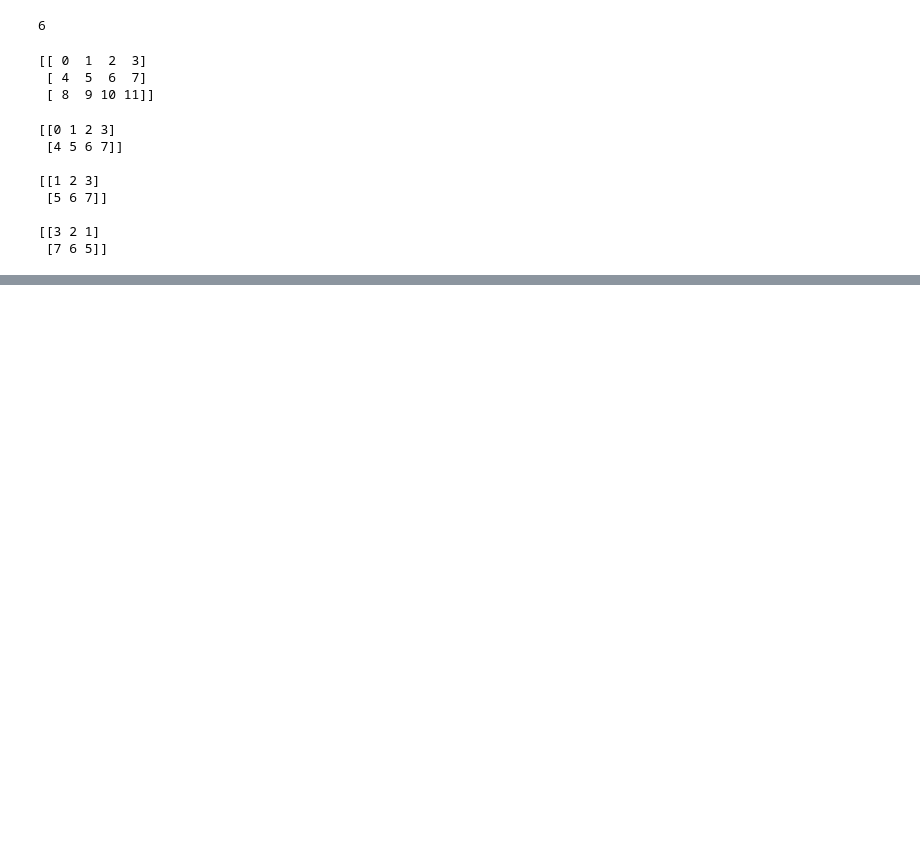
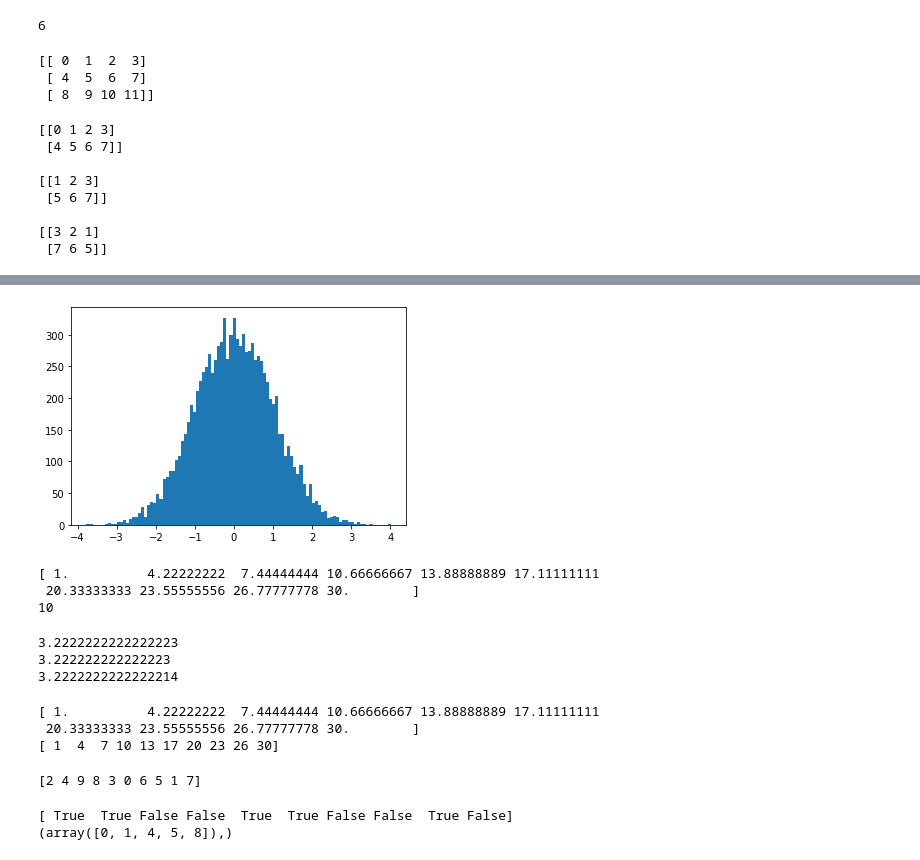
Before and after one commit to Pepcoders/Data-Science-APRIL, a Jupyter notebook: 22-04-16-Numpy/Code.ipynb, the cells around one changed output, grey strips where cells are left out. Cells and saved outputs as stored; diff of their text form; code cells hidden in the pictures; blank space fills up the shorter version.

```diff
--- a/22-04-16-Numpy/Code.ipynb
+++ b/22-04-16-Numpy/Code.ipynb
@@ -389,0 +511,44 @@ print(ar[0:2, :0:-1])
+# %%
+ar = np.random.randn(10000) #
+# %%
+import matplotlib.pyplot as plt
+
+plt.hist(ar, bins=100)
+plt.show()
+# %% [output]
+[figure, added]
+# %%
+ar = np.linspace(1, 30, 10)
+print(ar)
+print(ar.size)
+# %% [output]
+[ 1.          4.22222222  7.44444444 10.66666667 13.88888889 17.11111111
+ 20.33333333 23.55555556 26.77777778 30.        ]
+10
+# %%
+print(ar[1]-ar[0])
+print(ar[3]-ar[2])
+print(ar[7]-ar[6])
+# %% [output]
+3.2222222222222223
+3.222222222222223
+3.2222222222222214
+# %%
+print(ar)
+print(ar.astype('int8'))
+# %% [output]
+[ 1.          4.22222222  7.44444444 10.66666667 13.88888889 17.11111111
+ 20.33333333 23.55555556 26.77777778 30.        ]
+[ 1  4  7 10 13 17 20 23 26 30]
+# %%
+ar = np.arange(10)
+ar = np.random.permutation(ar)
+print(ar)
+# %% [output]
+[2 4 9 8 3 0 6 5 1 7]
+# %%
+print(ar < 5)
+print(np.where(ar < 5))
+# %% [output]
+[ True  True False False  True  True False False  True False]
+(array([0, 1, 4, 5, 8]),)
```
Also changed, not shown: parts of 50 cells of this notebook.
